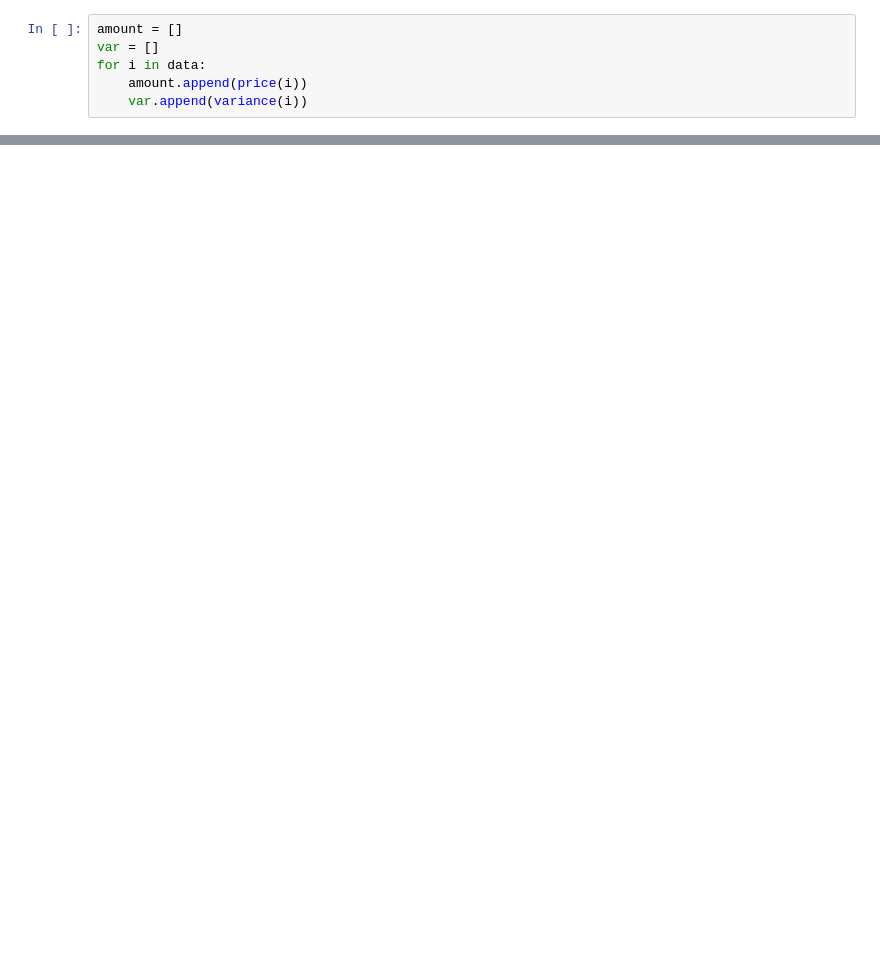
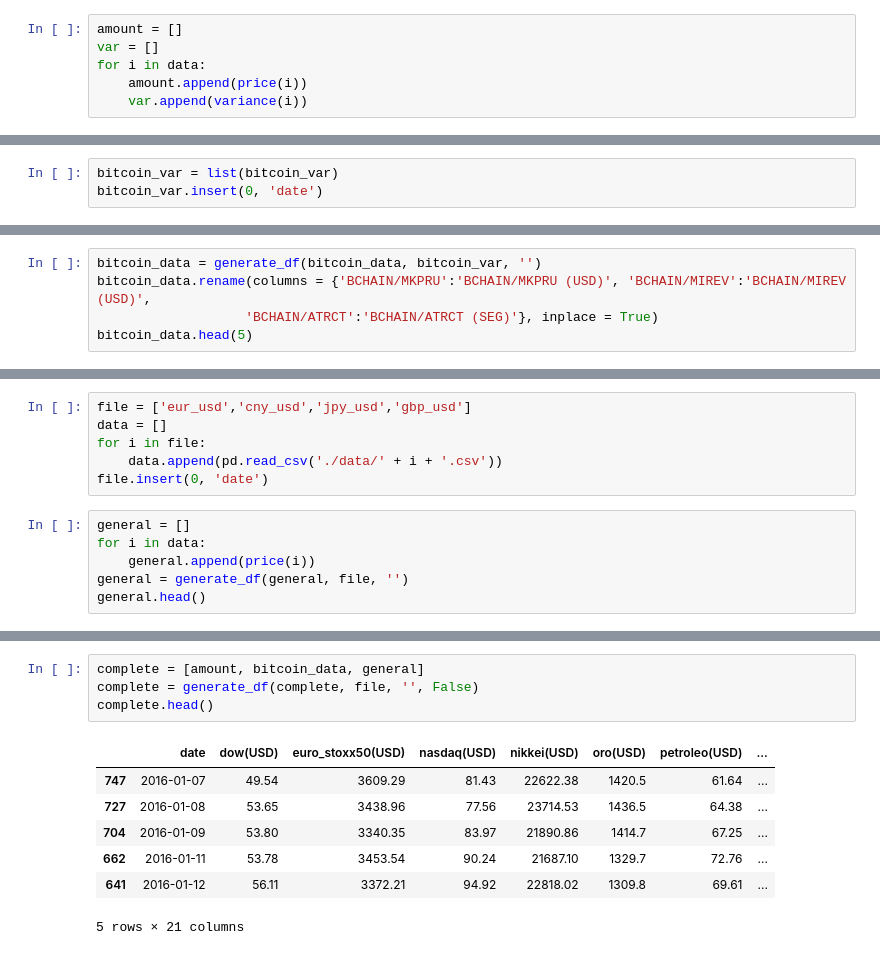
Before and after one commit to keniaCisneros/bitcoins_pricing, a Jupyter notebook: datasets.ipynb, the cells around one changed output, grey strips where cells are left out. Saved outputs shown, nothing was run; the diff lists cells and outputs as text; blank space fills up the shorter version.

Commit message:
data

```diff
--- a/datasets.ipynb
+++ b/datasets.ipynb
@@ -134,0 +145,3 @@ var.head()
+# %%
+bitcoin_var = list(bitcoin_var)
+bitcoin_var.insert(0, 'date')
@@ -134,0 +157,5 @@ var.head()
+# %%
+bitcoin_data = generate_df(bitcoin_data, bitcoin_var, '')
+bitcoin_data.rename(columns = {'BCHAIN/MKPRU':'BCHAIN/MKPRU (USD)', 'BCHAIN/MIREV':'BCHAIN/MIREV (USD)',
+                   'BCHAIN/ATRCT':'BCHAIN/ATRCT (SEG)'}, inplace = True)
+bitcoin_data.head(5)
@@ -134,0 +169,12 @@ var.head()
+# %%
+file = ['eur_usd','cny_usd','jpy_usd','gbp_usd']
+data = []
+for i in file:
+    data.append(pd.read_csv('./data/' + i + '.csv'))
+file.insert(0, 'date')
+# %%
+general = []
+for i in data:
+    general.append(price(i))
+general = generate_df(general, file, '')
+general.head()
@@ -134,0 +188,12 @@ var.head()
+# %%
+complete = [amount, bitcoin_data, general]
+complete = generate_df(complete, file, '', False)
+complete.head()
+# %% [output]
+|  | date | dow(USD) | euro_stoxx50(USD) | nasdaq(USD) | nikkei(USD) | oro(USD) | petroleo(USD) | ... |
+| 747 | 2016-01-07 | 49.54 | 3609.29 | 81.43 | 22622.38 | 1420.5 | 61.64 | ... |
+| 727 | 2016-01-08 | 53.65 | 3438.96 | 77.56 | 23714.53 | 1436.5 | 64.38 | ... |
+| 704 | 2016-01-09 | 53.80 | 3340.35 | 83.97 | 21890.86 | 1414.7 | 67.25 | ... |
+| 662 | 2016-01-11 | 53.78 | 3453.54 | 90.24 | 21687.10 | 1329.7 | 72.76 | ... |
+| 641 | 2016-01-12 | 56.11 | 3372.21 | 94.92 | 22818.02 | 1309.8 | 69.61 | ... |
+5 rows × 21 columns
```
Also changed, not shown: parts of 20 cells of this notebook, 8 other files.
